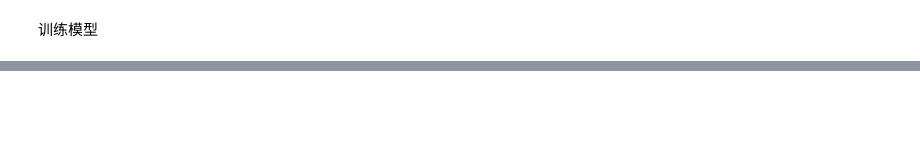
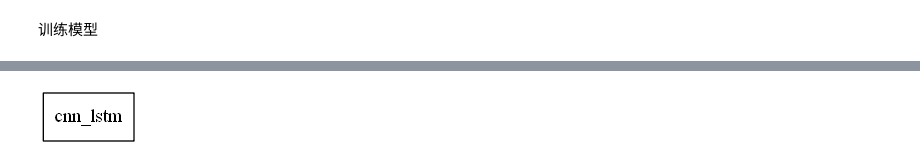
Before and after one commit to root-zr/financial-time-series-models, a Jupyter notebook: cnn-lstm.ipynb, the cells around one changed output, grey strips where cells are left out. Drawn from its saved outputs; the diff is of its cells as text; code cells hidden in the pictures; blank space fills up the shorter version.

```diff
--- a/cnn-lstm.ipynb
+++ b/cnn-lstm.ipynb
@@ -99,34 +99,34 @@ x_test = []
 y_test = []
 
 # 利用for循环，遍历整个训练集，提取训练集中连续10天的开盘价作为输入特征x_train，第11天的数据作为标签
-for i in range(10, len(training_set_scaled)):
-    x_train.append(training_set_scaled[i - 10:i, 1:])
+for i in range(5, len(training_set_scaled)):
+    x_train.append(training_set_scaled[i - 5:i, 1:])
     y_train.append(training_set_scaled[i, 0])
 
 
 # 将训练集由list格式变为array格式
 x_train, y_train = np.array(x_train), np.array(y_train)
-x_train = np.reshape(x_train, (x_train.shape[0], 10,4))
+x_train = np.reshape(x_train, (x_train.shape[0], 5,4))
 print(x_train)
 
 #验证集
-for i in range(10, len(valid_set)):
-    x_valid.append(valid_set[i - 10:i,1:])
+for i in range(5, len(valid_set)):
+    x_valid.append(valid_set[i - 5:i,1:])
     y_valid.append(valid_set[i, 0])
 x_valid, y_valid = np.array(x_valid), np.array(y_valid)
-x_valid = np.reshape(x_valid, (x_valid.shape[0], 10,4))
+x_valid = np.reshape(x_valid, (x_valid.shape[0], 5,4))
 
 
 # 测试集：csv表格中后300天数据
 # 利用for循环，遍历整个测试集，提取测试集中连续10天的开盘价作为输入特征x_train，
 # 第11天的数据作为标签，for循环共构建300-10=290组数据。
-for i in range(10, len(test_set)):
-    x_test.append(test_set[i - 10:i,1:])
+for i in range(5, len(test_set)):
+    x_test.append(test_set[i - 5:i,1:])
     y_test.append(test_set[i, 0])
 # 测试集变array并reshape为符合CNN和RNN输入要求：
 #RNN: [送入样本数， 循环核时间展开步数， 每个时间步输入特征个数]
 x_test, y_test = np.array(x_test), np.array(y_test)
-x_test = np.reshape(x_test, (x_test.shape[0],10,4))
+x_test = np.reshape(x_test, (x_test.shape[0],5,4))
 # %% [output]
 [[[0.18613607 0.16322581 0.18825782 0.49134615]
   [0.17907574 0.16451613 0.18953414 0.37692308]
@@ -315,0 +359,79 @@ print(cm )
+# %%
+import os
+from keras.preprocessing import sequence
+from keras.models import Sequential
+from keras.layers import Dense, Dropout, Activation,BatchNormalization
+from keras.layers import Embedding
+from keras.layers import LSTM
+from keras.layers import Conv1D, MaxPooling1D,Flatten,AveragePooling1D
+from tensorflow.keras import Model
+from tensorflow import keras
+from tensorflow.keras import layers
+
+class CNN_LSTM(Model):
+    def __init__(self):
+        super(CNN_LSTM, self).__init__()
+        self.conv1 = Conv1D(filters=64, kernel_size=1,activation='relu', strides=1)
+        self.c1 = Conv1D(filters=64, kernel_size=1,activation='relu', strides=1)
+        self.b1 = BatchNormalization() # BN层
+        self.a1 = Activation('relu')    # 激活层
+        self.c2 = Conv1D(filters=64, kernel_size=3,activation='relu', strides=1)
+
+        self.b2 = BatchNormalization() # BN层
+        self.a2 = Activation('relu')    # 激活层
+
+        self.c3 = Conv1D(filters=64, kernel_size=5,activation='relu', strides=1)
+        self.b3 = BatchNormalization() # BN层
+        self.a3 = Activation('relu')    # 激活层
+
+        self.f1 = LSTM(50,return_sequences=True)
+        self.d2 = Dropout(0.2)
+        self.f2 = LSTM(60)
+        self.d3 = Dropout(0.2)
+        self.f3 = Dense(20)
+        self.d4 = Dropout(0.2)
+        self.f4 = Dense(1, activation='linear')
+
+    def call(self, x):
+        x = self.conv1(x)
+        c1 = self.c1(x)
+        b1 = self.b1(c1)
+        a1 = self.a1(b1)
+
+        c2 = self.c2(x)
+        b2 = self.b2(c2)
+        a2 = self.a2(b2)
+
+        c3 = self.c3(x)
+        b3 = self.b3(c3)
+        a3 = self.a3(b3)
+
+        x = tf.concat([x,a1,a2,a3], 1)
+
+
+        x = self.f1(x)
+        x = self.d2(x)
+        x = self.f2(x)
+        x = self.d3(x)
+        x = self.f3(x)
+        x = self.d4(x)
+        y = self.f4(x)
+        return y
+
+
+model = CNN_LSTM()
+
+model.compile(optimizer=tf.keras.optimizers.Adam(lr = 1e-3),
+              loss='mean_squared_error')  # 损失函数用均方误差
+
+# Define the Keras TensorBoard callback.
+logdir="logs/fit/" + datetime.now().strftime("%Y%m%d-%H%M%S")
+tensorboard_callback = keras.callbacks.TensorBoard(log_dir=logdir)
+
+history = model.fit(x_train, y_train,batch_size=64,epochs=80,
+                    validation_data=(x_valid, y_valid),validation_freq=1,callbacks=[tensorboard_callback])
+
+keras.utils.plot_model(model, "data/shape_info_by_cnn-lstm.png", show_shapes=True)
+
+model.summary()
+# %% [output]
@@ -315,0 +455 @@ print(cm )
+[figure, added]
```
Also changed, not shown: parts of 12 cells of this notebook, 25 other files.
